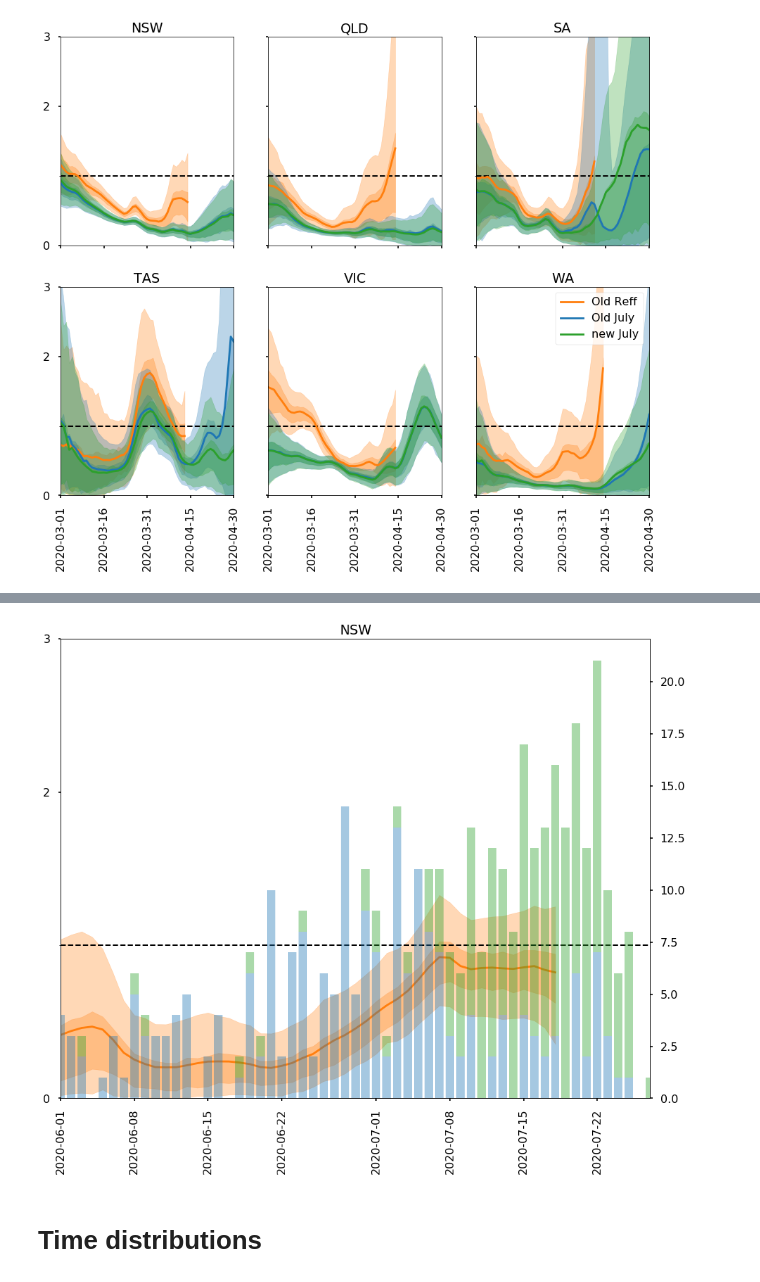
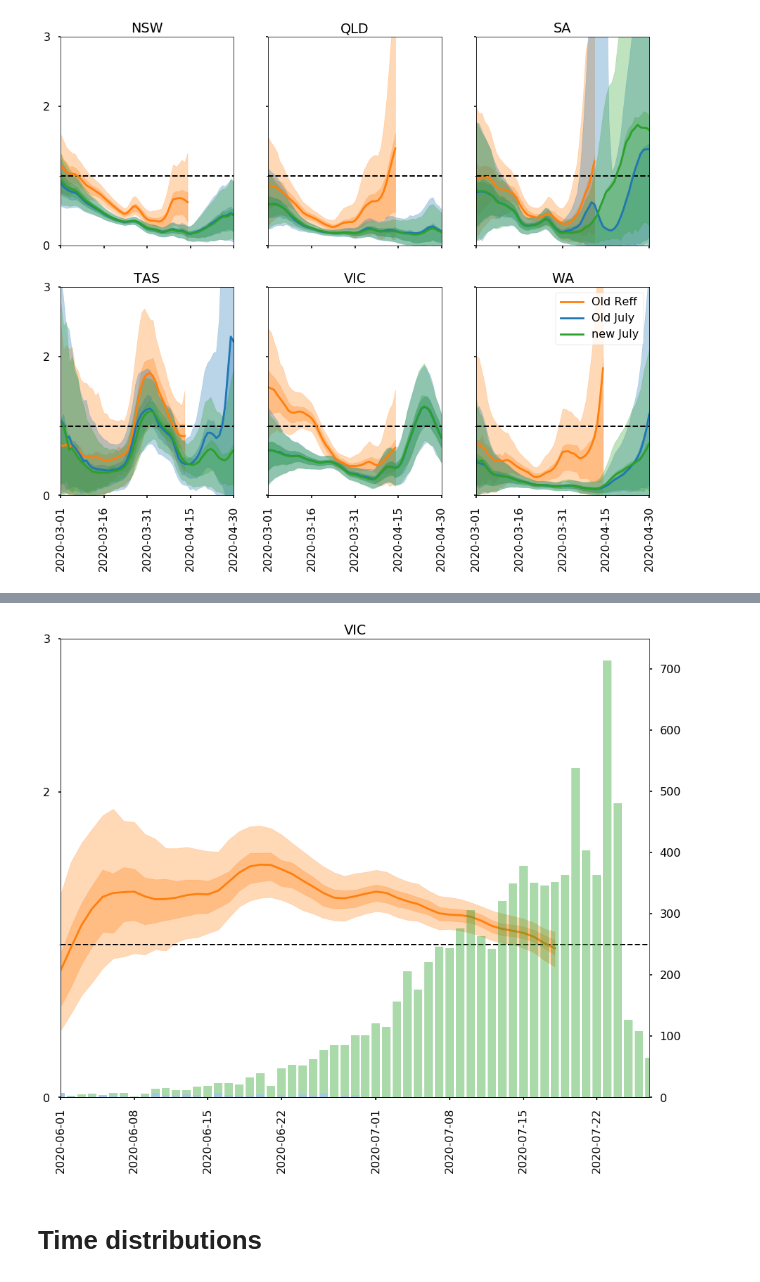
Before and after one commit to tdennisliu/covid19-forecasting-aus, a Jupyter notebook: model/lshtm_reff.ipynb, the cells around one changed output, grey strips where cells are left out. Drawn from its saved outputs; the diff is of its cells as text; code cells hidden in the pictures.

```diff
--- a/model/lshtm_reff.ipynb
+++ b/model/lshtm_reff.ipynb
@@ -16,7 +16,7 @@ from Reff_constants import *
 df_R_old = read_in_Reff()
 
 df_L_R = read_in_LSHTM()
-df_cases = read_in_cases(case_file_date='28Jul')
+df_cases = read_in_cases(case_file_date='31Jul')
 # %%
 df_L_R
 # %% [output]
@@ -156,7 +156,7 @@ fig, ax = plt.subplots(figsize=(15,12))
 
 date_filter = pd.date_range(start='2020-06-01',end='2020-07-27')
 
-state = 'NSW'
+state = 'VIC'
 
 
 #filters
@@ -172,34 +172,34 @@ df_state = df_state.loc[date_filter[0]:date_filter[-1]]
 df_state= df_state.asfreq('D')
 df_june = df_L_R.loc[(df_L_R.date_of_analysis=='2020-07-27')&(df_L_R.state==state)]
 df = df_june.loc[(df_june.date.isin(date_filter))]
 
 
 #plot new estimate
 ax.plot(df.date, df['median'], label='July Reff',color='C1')
 ax.fill_between(df.date, df['bottom'], df['top'],color='C1', alpha=0.3)
 ax.fill_between(df.date, df['lower'], df['upper'],color='C1', alpha=0.3)
 ax2 = ax.twinx()
 ax2.bar(df_state.index, df_state.imported,color='C0',alpha=0.4)
 ax2.bar(df_state.index, df_state.local,bottom=df_state.imported,color='C2',alpha=0.4)
 #formatting
 ax.set_title(state)
 
 
 #grid line at R_eff =1
 ax.set_yticks([1],minor=True,)
 ax.set_yticks([0,2,3],minor=False)
 ax.set_yticklabels([0,2,3],minor=False)
 ax.yaxis.grid(which='minor',linestyle='--',color='black',linewidth=2)
 ax.set_ylim((0,3))
 
 
 
 ax.tick_params(axis='x',rotation=90)
 ax.set_xlim((date_filter[0],date_filter[-1]))
 
 plt.show()
 # %% [output]
-[figure, old version]
+[figure, new version]
 # %% [markdown]
 # Time distributions
 # %%
```
Also changed, not shown: parts of 11 cells of this notebook.
